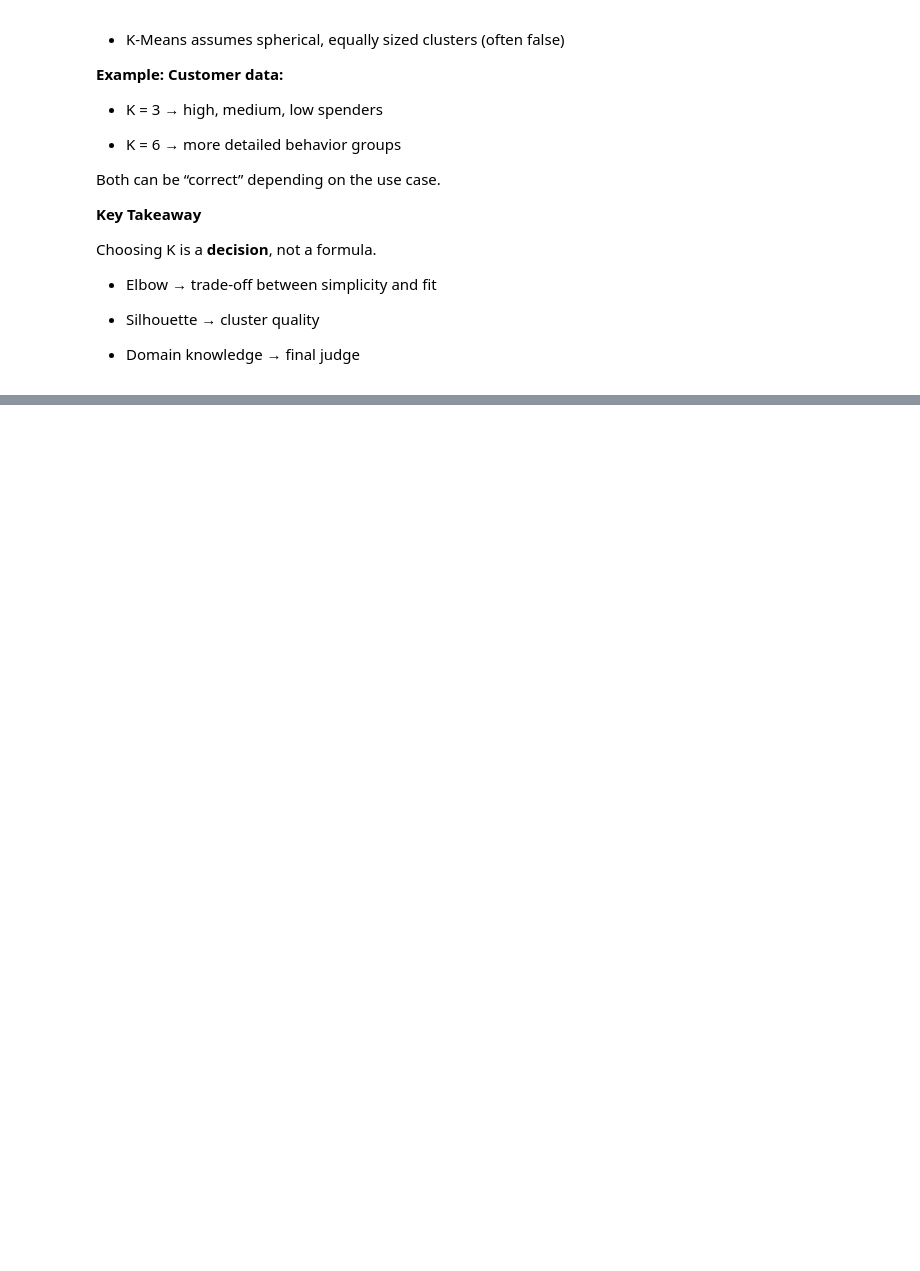
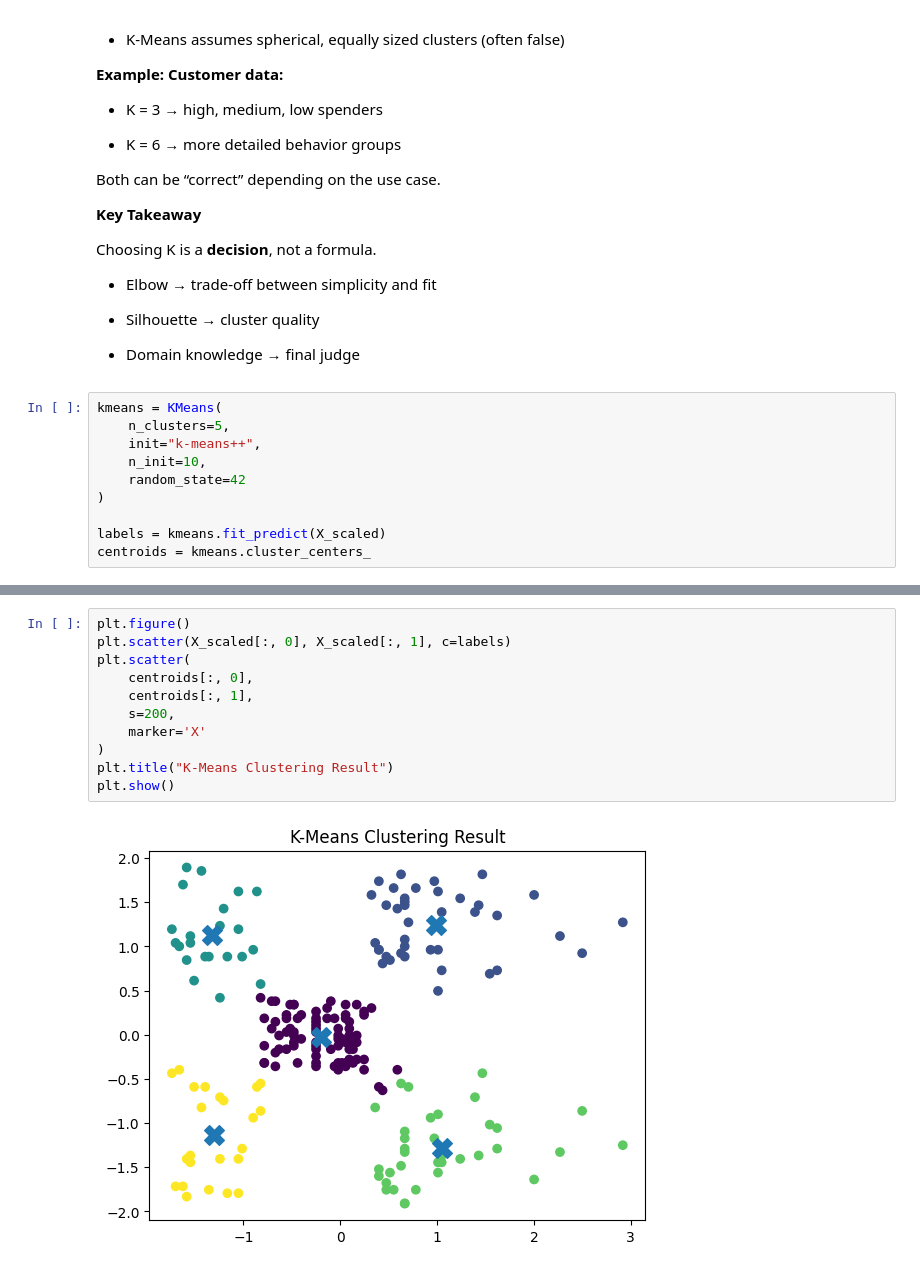
Before and after one commit to epythonlab2/AI_4_health, a Jupyter notebook: module_2_unsupervised_machine_learning.ipynb, the cells around one changed output, grey strips where cells are left out. Drawn from its saved outputs; the diff is of its cells as text; blank space fills up the shorter version.

```diff
--- a/module_2_unsupervised_machine_learning.ipynb
+++ b/module_2_unsupervised_machine_learning.ipynb
@@ -786,3 +786,13 @@ Choosing K is a **decision**, not a formula.
 - Silhouette → cluster quality
 
 - Domain knowledge → final judge
+# %%
+kmeans = KMeans(
+    n_clusters=5,
+    init="k-means++",
+    n_init=10,
+    random_state=42
+)
+
+labels = kmeans.fit_predict(X_scaled)
+centroids = kmeans.cluster_centers_
@@ -788,0 +807,13 @@ Choosing K is a **decision**, not a formula.
+# %%
+plt.figure()
+plt.scatter(X_scaled[:, 0], X_scaled[:, 1], c=labels)
+plt.scatter(
+    centroids[:, 0],
+    centroids[:, 1],
+    s=200,
+    marker='X'
+)
+plt.title("K-Means Clustering Result")
+plt.show()
+# %% [output]
+[figure, added]
```
Also changed, not shown: parts of 1 cell of this notebook.
